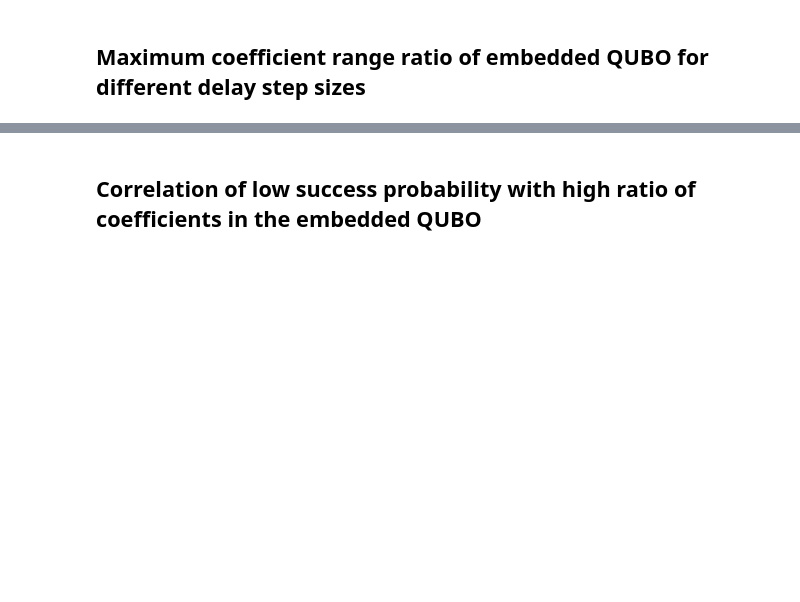
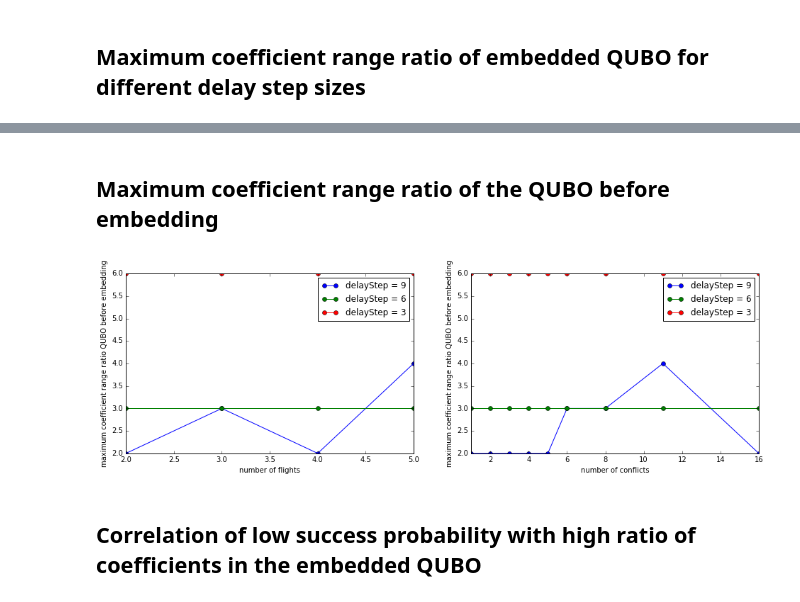
Before and after one commit to ventugithub/QCFATM, a Jupyter notebook: code/departureDelayModel/analysis/analysis.ipynb, the cells around one changed output, grey strips where cells are left out. Drawn from its saved outputs; the diff is of its cells as text; code cells hidden in the pictures; blank space fills up the shorter version.

```diff
--- a/code/departureDelayModel/analysis/analysis.ipynb
+++ b/code/departureDelayModel/analysis/analysis.ipynb
@@ -279,3 +279,35 @@ ax2.legend();
+# %% [markdown]
+## Maximum coefficient range ratio of the QUBO before embedding ##
+# %%
+# vs. flights
+d3 = inventoryProcessed[inventoryProcessed['delayStep']==3].groupby('numFlights')['maxCoefficientRangeRatio'].max()
+d6 = inventoryProcessed[inventoryProcessed['delayStep']==6].groupby('numFlights')['maxCoefficientRangeRatio'].max()
+d9 = inventoryProcessed[inventoryProcessed['delayStep']==9].groupby('numFlights')['maxCoefficientRangeRatio'].max()
+
+fig = plt.figure(figsize=(16, 10))
+ax1 = fig.add_subplot(2,2,1)
+d9.plot(marker = 'o', label='delayStep = 9', ax=ax1)
+d6.plot(marker = 'o', label='delayStep = 6', ax=ax1)
+d3.plot(marker = 'o', label='delayStep = 3', ax=ax1)
+ax1.set_ylabel('maximum coefficient range ratio QUBO before embedding');
+ax1.set_xlabel('number of flights');
+ax1.legend();
+
+
+# vs. conflicts
+d3 = inventoryProcessed[inventoryProcessed['delayStep']==3].groupby('numConflicts')['maxCoefficientRangeRatio'].max()
+d6 = inventoryProcessed[inventoryProcessed['delayStep']==6].groupby('numConflicts')['maxCoefficientRangeRatio'].max()
+d9 = inventoryProcessed[inventoryProcessed['delayStep']==9].groupby('numConflicts')['maxCoefficientRangeRatio'].max()
+
+ax2 = fig.add_subplot(2,2,2)
+d9.plot(marker = 'o', label='delayStep = 9', ax=ax2)
+d6.plot(marker = 'o', label='delayStep = 6', ax=ax2)
+d3.plot(marker = 'o', label='delayStep = 3', ax=ax2)
+ax2.set_ylabel('maximum coefficient range ratio QUBO before embedding');
+ax2.set_xlabel('number of conflicts');
+ax2.legend();
+# %% [output]
+[figure, added]
 # %% [markdown]
 ## Correlation of low success probability with high ratio of coefficients in the embedded QUBO ##
 # %%
```
Also changed, not shown: parts of 4 cells of this notebook.
